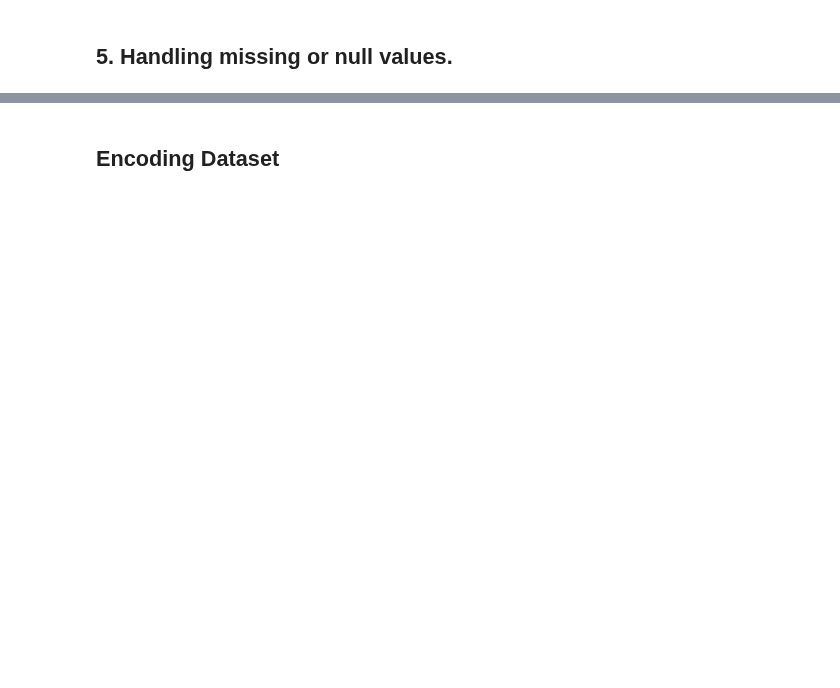
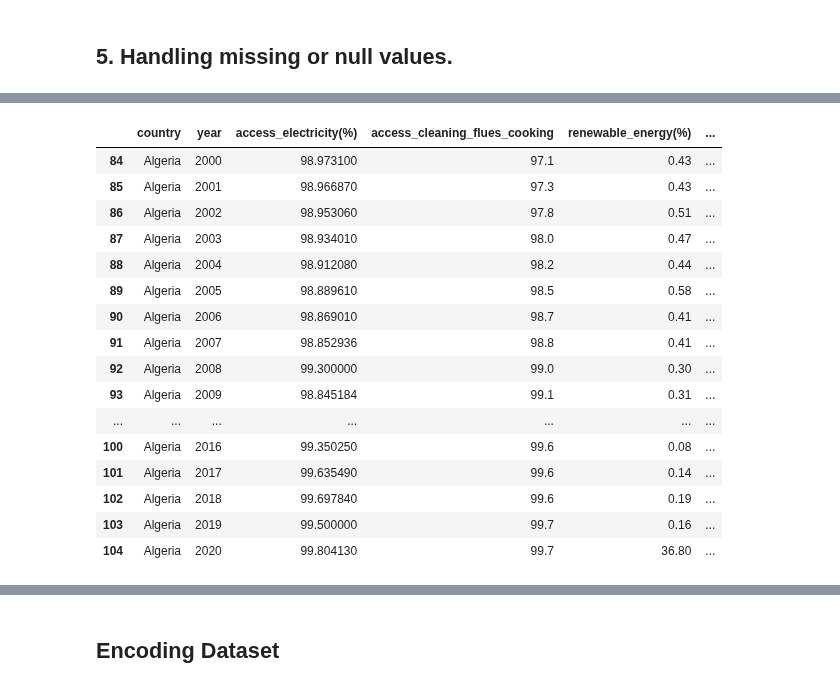
Before and after one commit to elkinbarretorojas/data_science, a Jupyter notebook: text_analysis/New/energy/model.ipynb, the cells around one changed output, grey strips where cells are left out. Drawn from its saved outputs; the diff is of its cells as text; code cells hidden in the pictures; blank space fills up the shorter version.

```diff
--- a/text_analysis/New/energy/model.ipynb
+++ b/text_analysis/New/energy/model.ipynb
@@ -178,3 +295,23 @@ for col in ['co2_emissions']:
+# %%
+energy_data[energy_data['country']=='Algeria']
+# %% [output]
+|  | country | year | access_electricity(%) | access_cleaning_flues_cooking | renewable_energy(%) | ... |
+| 84 | Algeria | 2000 | 98.973100 | 97.1 | 0.43 | ... |
+| 85 | Algeria | 2001 | 98.966870 | 97.3 | 0.43 | ... |
+| 86 | Algeria | 2002 | 98.953060 | 97.8 | 0.51 | ... |
+| 87 | Algeria | 2003 | 98.934010 | 98.0 | 0.47 | ... |
+| 88 | Algeria | 2004 | 98.912080 | 98.2 | 0.44 | ... |
+| 89 | Algeria | 2005 | 98.889610 | 98.5 | 0.58 | ... |
+| 90 | Algeria | 2006 | 98.869010 | 98.7 | 0.41 | ... |
+| 91 | Algeria | 2007 | 98.852936 | 98.8 | 0.41 | ... |
+| 92 | Algeria | 2008 | 99.300000 | 99.0 | 0.30 | ... |
+| 93 | Algeria | 2009 | 98.845184 | 99.1 | 0.31 | ... |
+| ... | ... | ... | ... | ... | ... | ... |
+| 100 | Algeria | 2016 | 99.350250 | 99.6 | 0.08 | ... |
+| 101 | Algeria | 2017 | 99.635490 | 99.6 | 0.14 | ... |
+| 102 | Algeria | 2018 | 99.697840 | 99.6 | 0.19 | ... |
+| 103 | Algeria | 2019 | 99.500000 | 99.7 | 0.16 | ... |
+| 104 | Algeria | 2020 | 99.804130 | 99.7 | 36.80 | ... |
 # %%
 print('Number of missing values in each columns are below : ')
 print(energy_data.isnull().sum())
```
Also changed, not shown: parts of 20 cells of this notebook.
